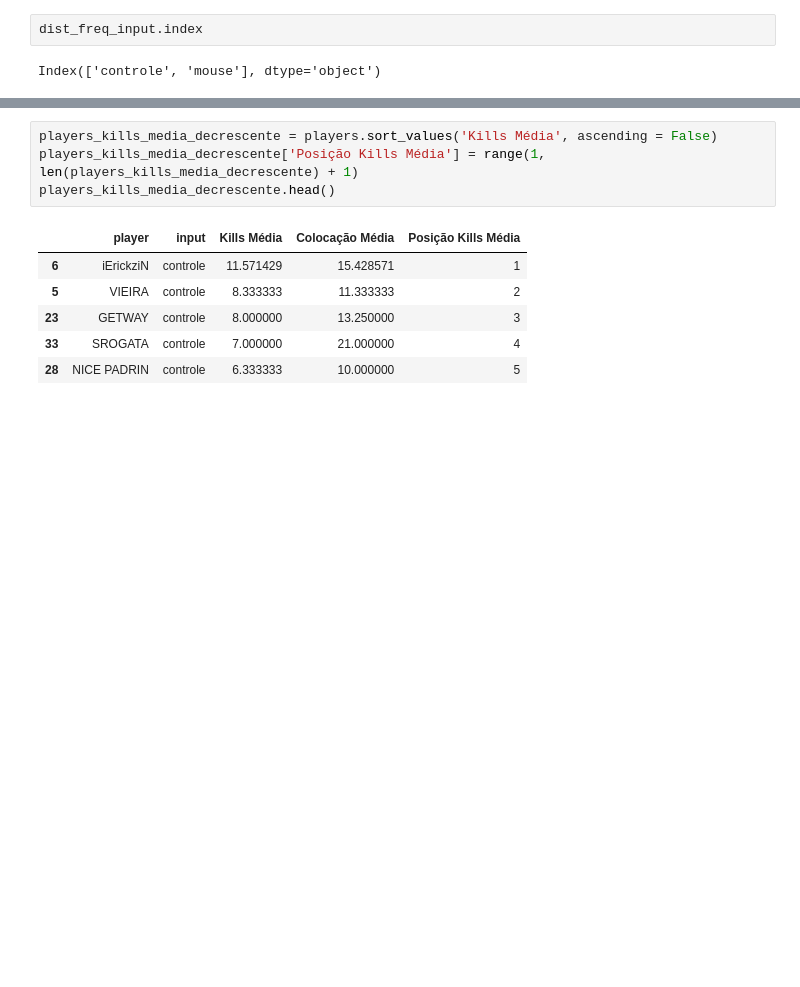
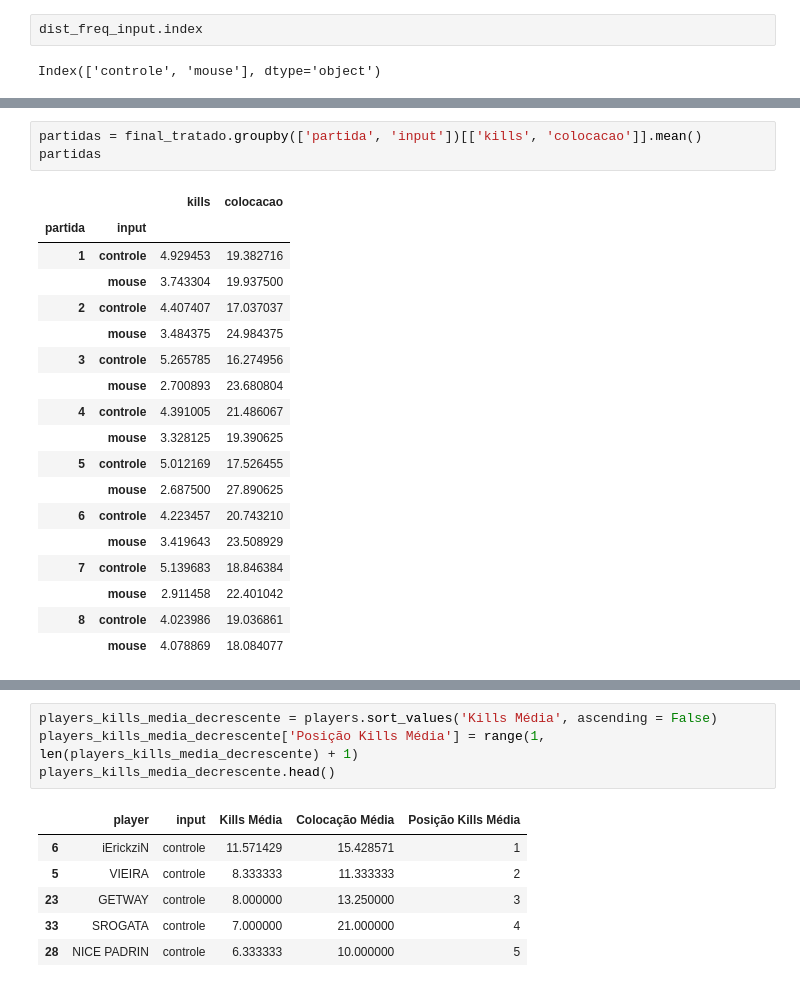
Before and after one commit to GodoyLucas/king_of_rebirth, a Jupyter notebook: Notebooks/King_of_Rebirth_Final.ipynb, the cells around one changed output, grey strips where cells are left out. Cells and saved outputs as stored; diff of their text form; blank space fills up the shorter version.

```diff
--- a/Notebooks/King_of_Rebirth_Final.ipynb
+++ b/Notebooks/King_of_Rebirth_Final.ipynb
@@ -410,0 +412,22 @@ players.head()
+# %%
+partidas = final_tratado.groupby(['partida', 'input'])[['kills', 'colocacao']].mean()
+partidas
+# %% [output]
+|  |  | kills | colocacao |
+| partida | input |  |  |
+| 1 | controle | 4.929453 | 19.382716 |
+|  | mouse | 3.743304 | 19.937500 |
+| 2 | controle | 4.407407 | 17.037037 |
+|  | mouse | 3.484375 | 24.984375 |
+| 3 | controle | 5.265785 | 16.274956 |
+|  | mouse | 2.700893 | 23.680804 |
+| 4 | controle | 4.391005 | 21.486067 |
+|  | mouse | 3.328125 | 19.390625 |
+| 5 | controle | 5.012169 | 17.526455 |
+|  | mouse | 2.687500 | 27.890625 |
+| 6 | controle | 4.223457 | 20.743210 |
+|  | mouse | 3.419643 | 23.508929 |
+| 7 | controle | 5.139683 | 18.846384 |
+|  | mouse | 2.911458 | 22.401042 |
+| 8 | controle | 4.023986 | 19.036861 |
+|  | mouse | 4.078869 | 18.084077 |
```
Also changed, not shown: parts of 14 cells of this notebook.
